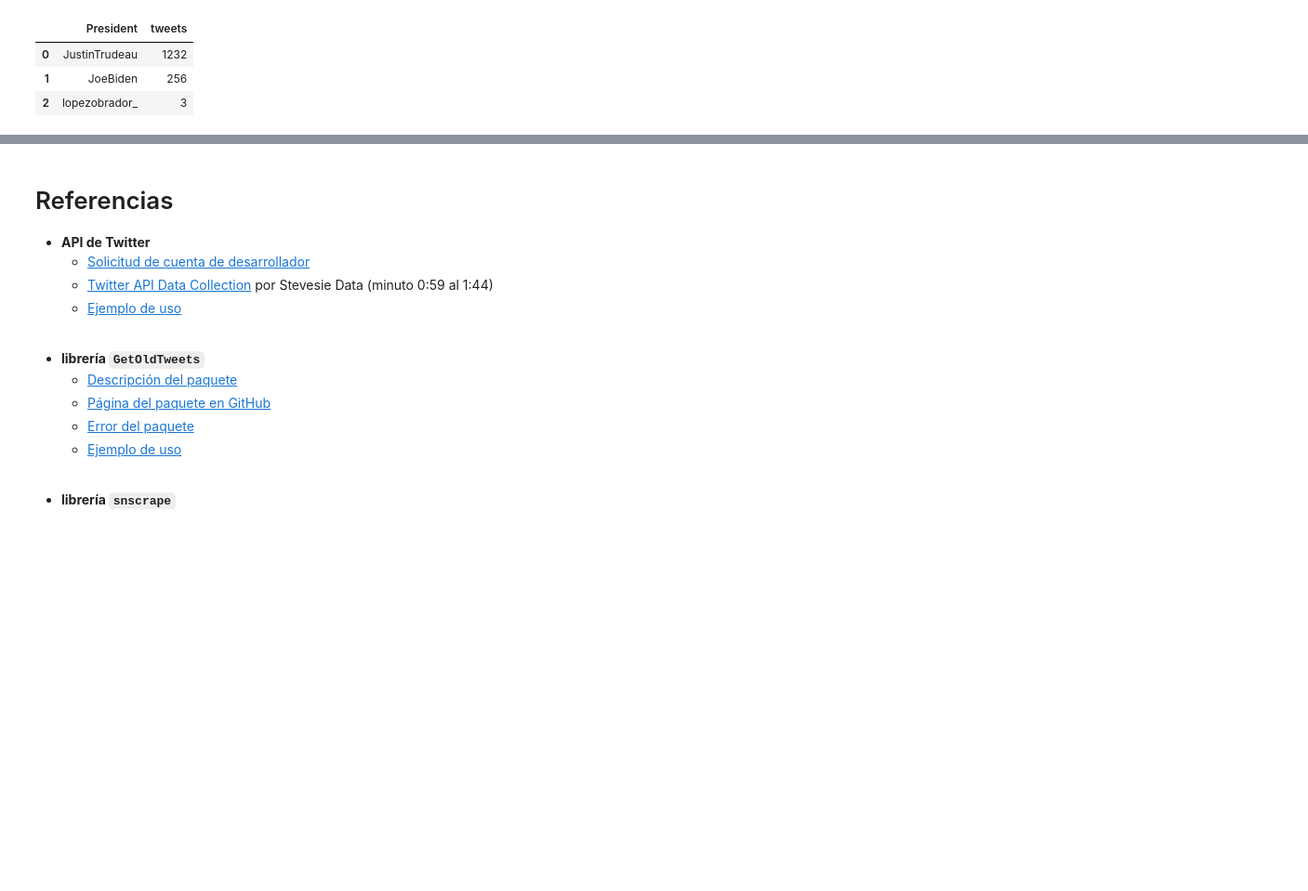
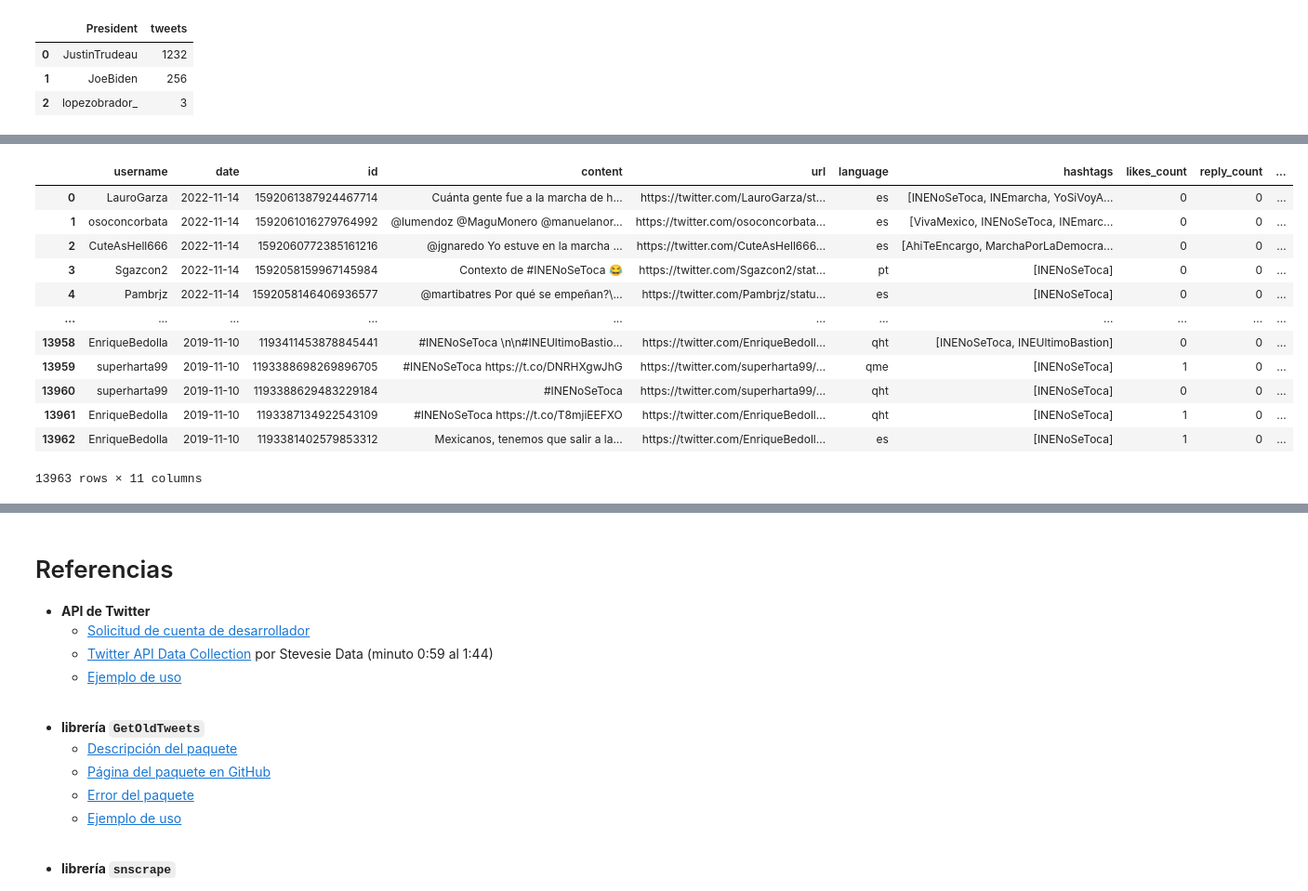
Before and after one commit to vcuspinera/UDG_MCD_Project_Dev_I, a Jupyter notebook: actividades/17_Consultar_tweets.ipynb, the cells around one changed output, grey strips where cells are left out. Shown at 93% size. Drawn from its saved outputs; the diff is of its cells as text; code cells hidden in the pictures; blank space fills up the shorter version.

```diff
--- a/actividades/17_Consultar_tweets.ipynb
+++ b/actividades/17_Consultar_tweets.ipynb
@@ -127,0 +137,15 @@ Tweets de presidente o primer ministro relacionados con el Covid-19, de enero 20
+# %%
+%%time
+
+# Parámetros
+tweets_list_ine = []
+maxTweets_ine = 100_000
+date_initial = "2022-01-01"
+
+# Get tweets
+for i,tweet in enumerate(sntwitter.TwitterSearchScraper('#INENoSeToca').get_items()): # se puede añadir esto --> since:'+date_initial
+        if i>maxTweets_ine-1:
+            break
+        tweets_list_ine.append([tweet.user.username, tweet.date, tweet.id, tweet.content, tweet.url, tweet.lang,
+                    tweet.hashtags, tweet.likeCount, tweet.replyCount, tweet.retweetCount, tweet.quoteCount])
+        # Otra info que puede sernos útil: tweet.media,  tweet.url
@@ -127,0 +155,19 @@ Tweets de presidente o primer ministro relacionados con el Covid-19, de enero 20
+# %%
+# Pandas dataframe con tweets que mencionen el hashtag #INENoSeToca
+df_ine = pd.DataFrame(tweets_list_ine, columns=column_names)
+df_ine['date'] = df_ine['date'].dt.strftime('%Y-%m-%d')
+df_ine
+# %% [output]
+|  | username | date | id | content | url | language | hashtags | likes_count | reply_count | ... |
+| 0 | LauroGarza | 2022-11-14 | 1592061387924467714 | Cuánta gente fue a la marcha de h... | https://twitter.com/LauroGarza/st... | es | [INENoSeToca, INEmarcha, YoSiVoyA... | 0 | 0 | ... |
+| 1 | osoconcorbata | 2022-11-14 | 1592061016279764992 | @lumendoz @MaguMonero @manuelanor... | https://twitter.com/osoconcorbata... | es | [VivaMexico, INENoSeToca, INEmarc... | 0 | 0 | ... |
+| 2 | CuteAsHell666 | 2022-11-14 | 1592060772385161216 | @jgnaredo Yo estuve en la marcha ... | https://twitter.com/CuteAsHell666... | es | [AhiTeEncargo, MarchaPorLaDemocra... | 0 | 0 | ... |
+| 3 | Sgazcon2 | 2022-11-14 | 1592058159967145984 | Contexto de #INENoSeToca 😂 | https://twitter.com/Sgazcon2/stat... | pt | [INENoSeToca] | 0 | 0 | ... |
+| 4 | Pambrjz | 2022-11-14 | 1592058146406936577 | @martibatres Por qué se empeñan?\... | https://twitter.com/Pambrjz/statu... | es | [INENoSeToca] | 0 | 0 | ... |
+| ... | ... | ... | ... | ... | ... | ... | ... | ... | ... | ... |
+| 13958 | EnriqueBedolla | 2019-11-10 | 1193411453878845441 | #INENoSeToca \n\n#INEUltimoBastio... | https://twitter.com/EnriqueBedoll... | qht | [INENoSeToca, INEUltimoBastion] | 0 | 0 | ... |
+| 13959 | superharta99 | 2019-11-10 | 1193388698269896705 | #INENoSeToca https://t.co/DNRHXgwJhG | https://twitter.com/superharta99/... | qme | [INENoSeToca] | 1 | 0 | ... |
+| 13960 | superharta99 | 2019-11-10 | 1193388629483229184 | #INENoSeToca | https://twitter.com/superharta99/... | qht | [INENoSeToca] | 0 | 0 | ... |
+| 13961 | EnriqueBedolla | 2019-11-10 | 1193387134922543109 | #INENoSeToca https://t.co/T8mjiEEFXO | https://twitter.com/EnriqueBedoll... | qht | [INENoSeToca] | 1 | 0 | ... |
+| 13962 | EnriqueBedolla | 2019-11-10 | 1193381402579853312 | Mexicanos, tenemos que salir a la... | https://twitter.com/EnriqueBedoll... | es | [INENoSeToca] | 1 | 0 | ... |
+13963 rows × 11 columns
```
Also changed, not shown: parts of 12 cells of this notebook, 1 other file.
